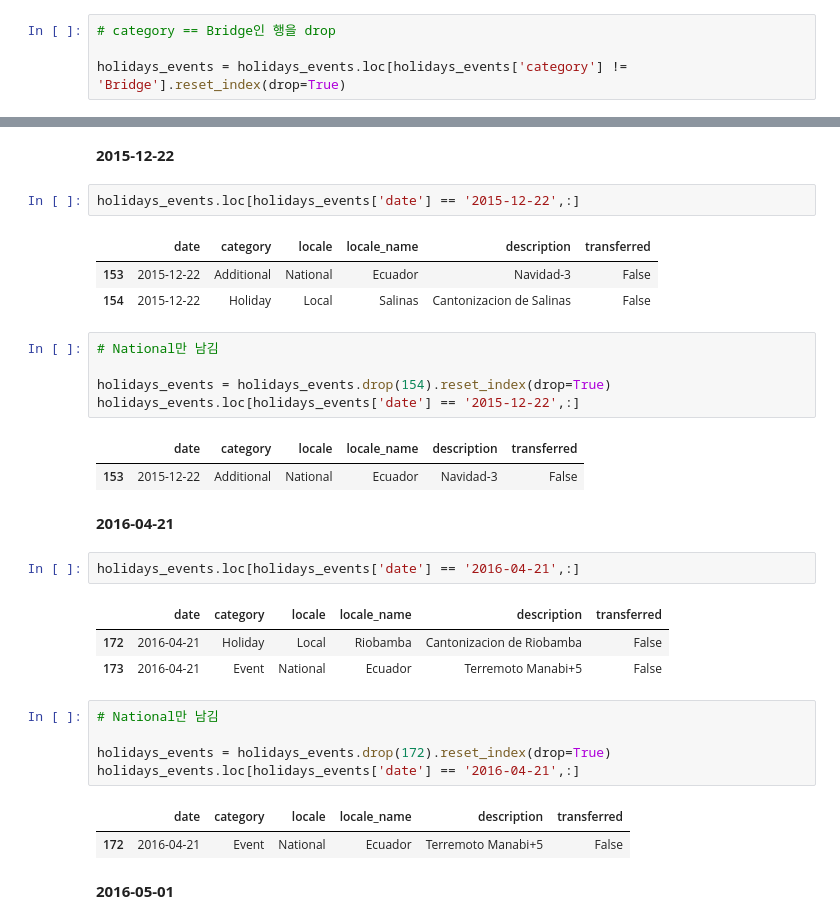
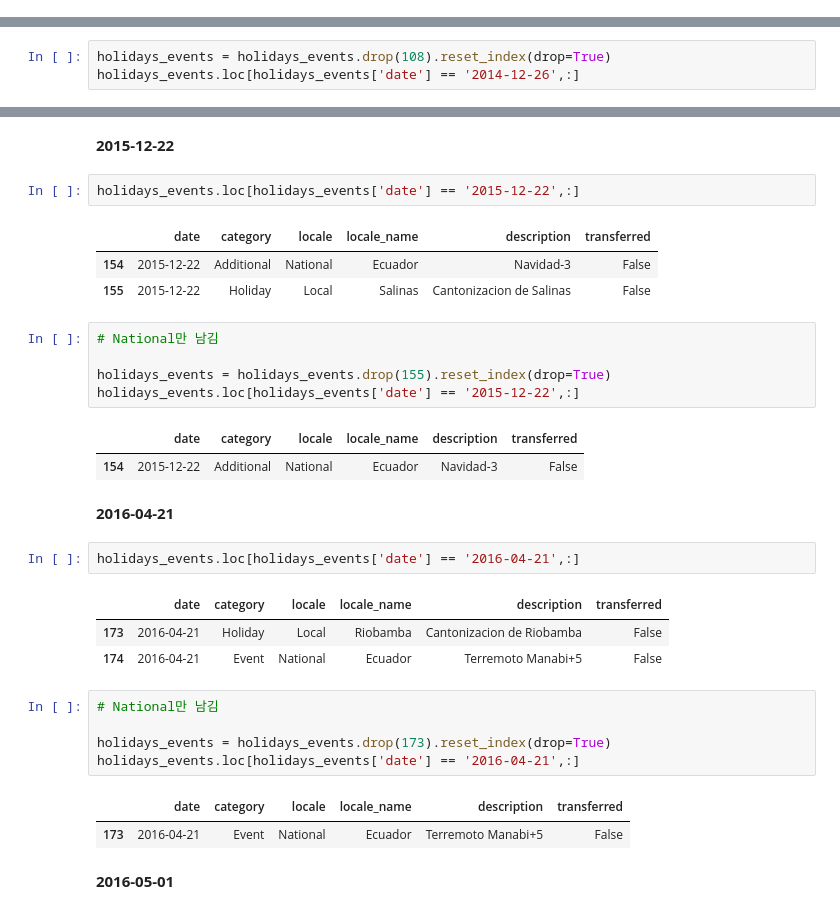
Before and after one commit to rhehgus02/Store-Sales-Forecasting2, a Jupyter notebook: 1. data_merging.ipynb, the cells around one changed output, grey strips where cells are left out. Cells and saved outputs as stored; diff of their text form.

```diff
--- a/1. data_merging.ipynb
+++ b/1. data_merging.ipynb
@@ -364,6 +436,2 @@ holidays_events = holidays_events.loc[holidays_events['transferred'] != True].re
 # %% [markdown]
 **Bridge & Work Day**
-# %%
-# category == Bridge인 행을 drop
-
-holidays_events = holidays_events.loc[holidays_events['category'] != 'Bridge'].reset_index(drop=True)
@@ -533,0 +598,3 @@ holidays_events.loc[holidays_events['date'] == '2014-12-22',:]
+# %%
+holidays_events = holidays_events.drop(108).reset_index(drop=True)
+holidays_events.loc[holidays_events['date'] == '2014-12-26',:]
@@ -558,32 +628,32 @@ holidays_events.loc[holidays_events['date'] == '2015-07-03',:]
 holidays_events.loc[holidays_events['date'] == '2015-12-22',:]
 # %% [output]
 |  | date | category | locale | locale_name | description | transferred |
-| 153 | 2015-12-22 | Additional | National | Ecuador | Navidad-3 | False |
-| 154 | 2015-12-22 | Holiday | Local | Salinas | Cantonizacion de Salinas | False |
+| 154 | 2015-12-22 | Additional | National | Ecuador | Navidad-3 | False |
+| 155 | 2015-12-22 | Holiday | Local | Salinas | Cantonizacion de Salinas | False |
 # %%
 # National만 남김
 
-holidays_events = holidays_events.drop(154).reset_index(drop=True)
+holidays_events = holidays_events.drop(155).reset_index(drop=True)
 holidays_events.loc[holidays_events['date'] == '2015-12-22',:]
 # %% [output]
 |  | date | category | locale | locale_name | description | transferred |
-| 153 | 2015-12-22 | Additional | National | Ecuador | Navidad-3 | False |
+| 154 | 2015-12-22 | Additional | National | Ecuador | Navidad-3 | False |
 # %% [markdown]
 **2016-04-21**
 # %%
 holidays_events.loc[holidays_events['date'] == '2016-04-21',:]
 # %% [output]
 |  | date | category | locale | locale_name | description | transferred |
-| 172 | 2016-04-21 | Holiday | Local | Riobamba | Cantonizacion de Riobamba | False |
-| 173 | 2016-04-21 | Event | National | Ecuador | Terremoto Manabi+5 | False |
+| 173 | 2016-04-21 | Holiday | Local | Riobamba | Cantonizacion de Riobamba | False |
+| 174 | 2016-04-21 | Event | National | Ecuador | Terremoto Manabi+5 | False |
 # %%
 # National만 남김
 
-holidays_events = holidays_events.drop(172).reset_index(drop=True)
+holidays_events = holidays_events.drop(173).reset_index(drop=True)
 holidays_events.loc[holidays_events['date'] == '2016-04-21',:]
 # %% [output]
 |  | date | category | locale | locale_name | description | transferred |
-| 172 | 2016-04-21 | Event | National | Ecuador | Terremoto Manabi+5 | False |
+| 173 | 2016-04-21 | Event | National | Ecuador | Terremoto Manabi+5 | False |
 # %% [markdown]
 **2016-05-01**
 # %%
```
Also changed, not shown: parts of 125 cells of this notebook.
